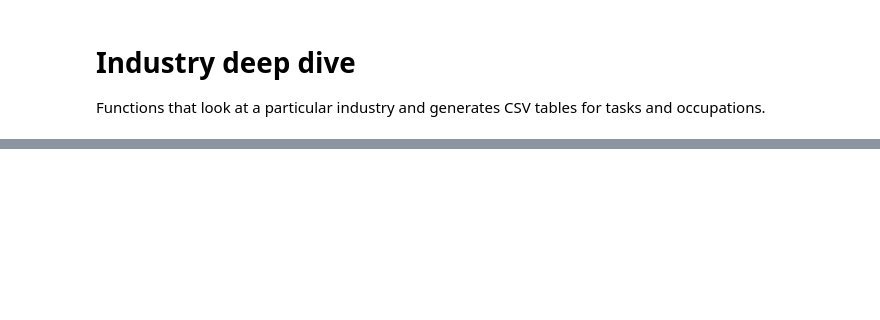
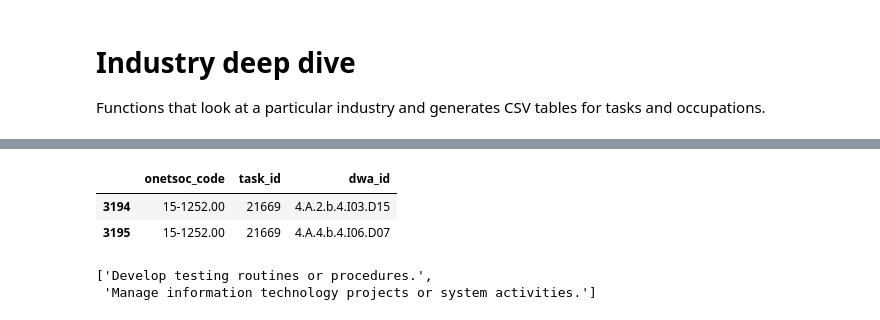
Before and after one commit to radoshi/gptsaregpts, a Jupyter notebook: notebooks/analysis.ipynb, the cells around one changed output, grey strips where cells are left out. Drawn from its saved outputs; the diff is of its cells as text; code cells hidden in the pictures; blank space fills up the shorter version.

```diff
--- a/notebooks/analysis.ipynb
+++ b/notebooks/analysis.ipynb
@@ -434,0 +505,11 @@ industry_occupation("Professional, scientific, and technical services", "54").so
+# %%
+tasks_to_dwas[tasks_to_dwas["task_id"] == 21669]
+# %% [output]
+|  | onetsoc_code | task_id | dwa_id |
+| 3194 | 15-1252.00 | 21669 | 4.A.2.b.4.I03.D15 |
+| 3195 | 15-1252.00 | 21669 | 4.A.4.b.4.I06.D07 |
+# %%
+dwa_reference[dwa_reference["dwa_id"].isin(["4.A.2.b.4.I03.D15", "4.A.4.b.4.I06.D07"])]["dwa_title"].to_list()
+# %% [output]
+['Develop testing routines or procedures.',
+ 'Manage information technology projects or system activities.']
```
Also changed, not shown: parts of 24 cells of this notebook.
